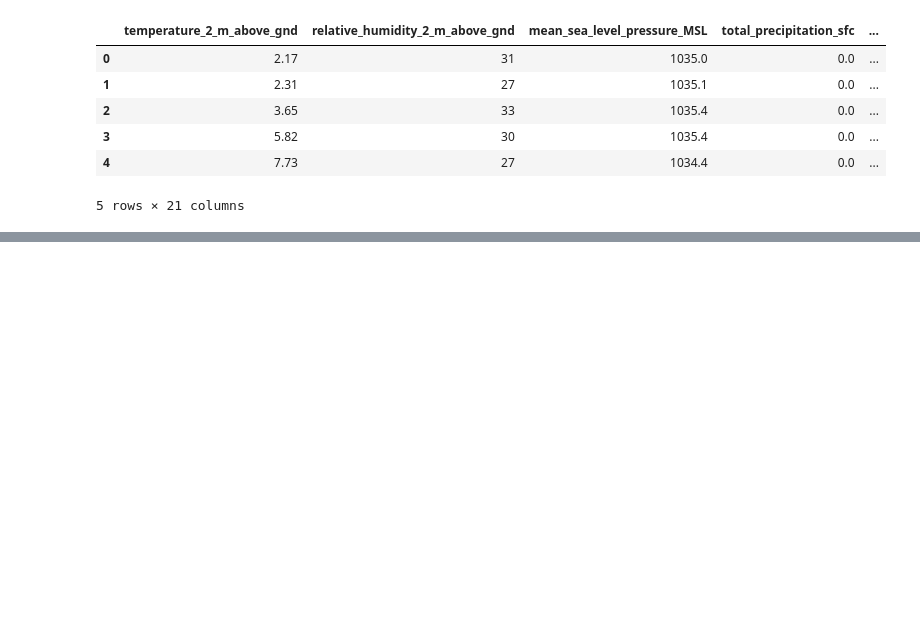
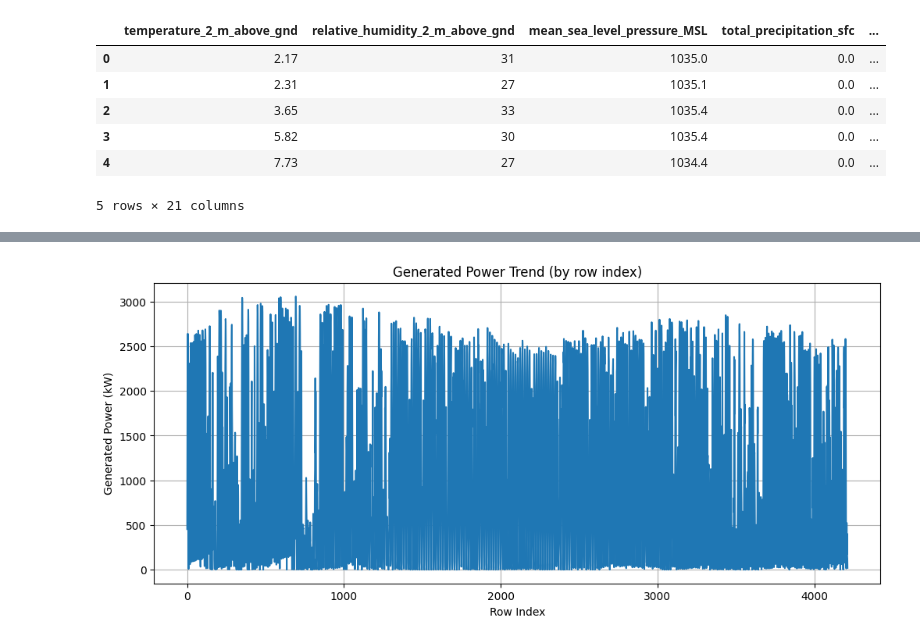
Before and after one commit to codervipul775/Intelligent-Solar-Energy-Generation-Forecasting, a Jupyter notebook: notebooks/data.ipynb, the cells around one changed output, grey strips where cells are left out. Saved outputs shown, nothing was run; the diff lists cells and outputs as text; code cells hidden in the pictures; blank space fills up the shorter version.

```diff
--- a/notebooks/data.ipynb
+++ b/notebooks/data.ipynb
@@ -26,0 +129,13 @@ df.head()
+# %%
+#Seasonality analysis requires datetime feature, which is not present in this dataset.Below is the plot “Pseudo seasonality”
+import matplotlib.pyplot as plt
+
+plt.figure(figsize=(12,5))
+plt.plot(df["generated_power_kw"])
+plt.title("Generated Power Trend (by row index)")
+plt.xlabel("Row Index")
+plt.ylabel("Generated Power (kW)")
+plt.grid(True)
+plt.show()
+# %% [output]
+[figure, added]
```
Also changed, not shown: parts of 16 cells of this notebook.
